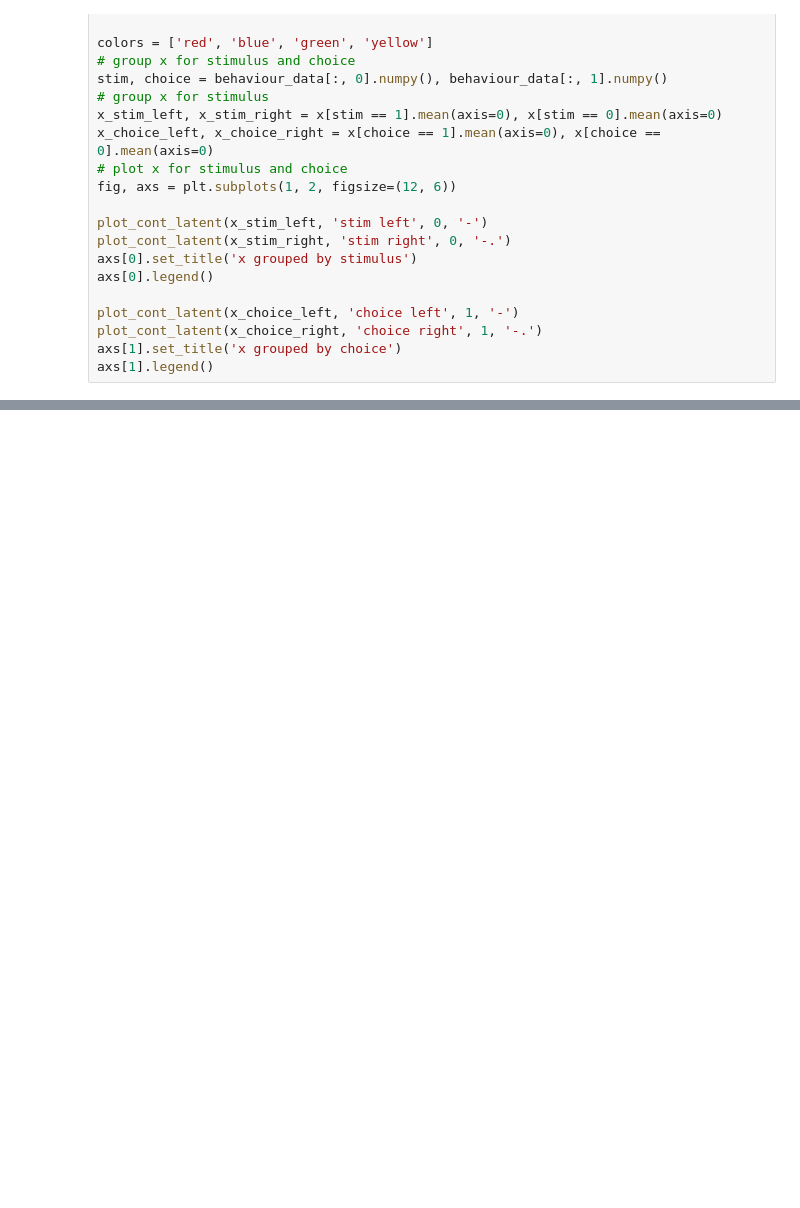
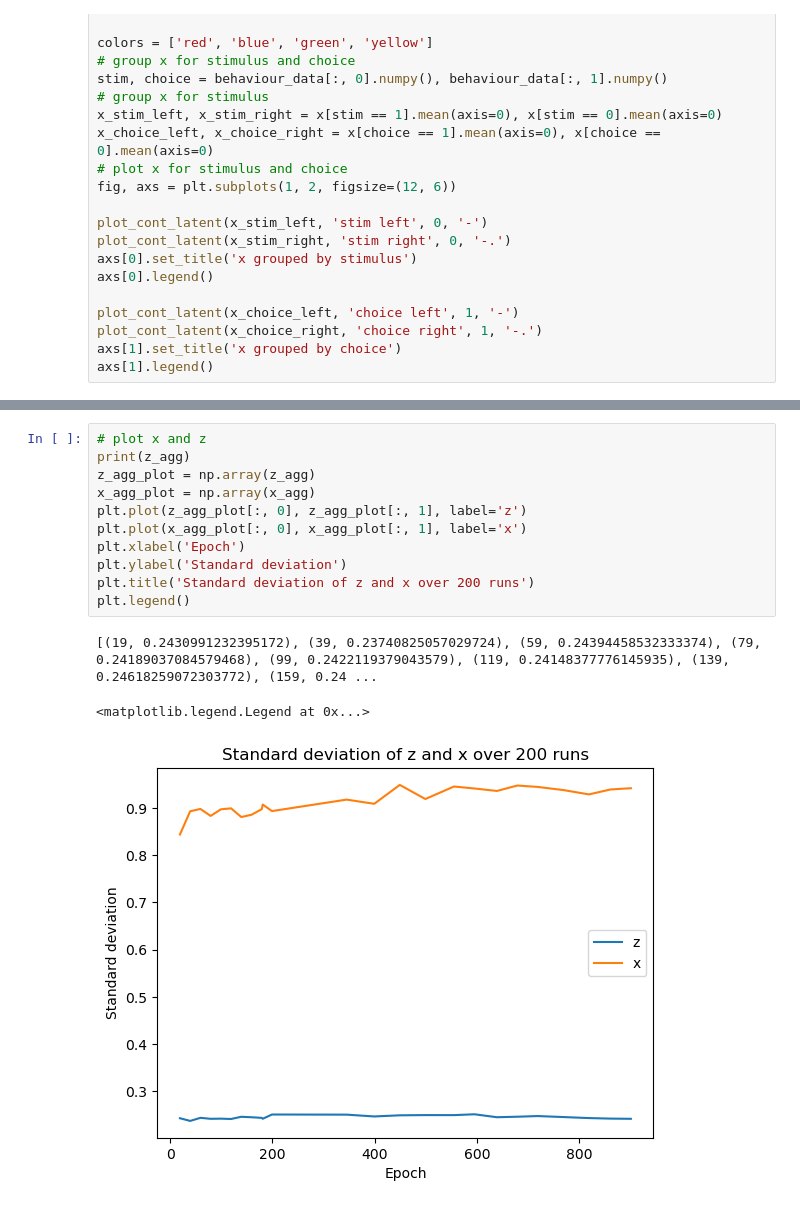
Before and after one commit to methi1999/switching_subspace, a Jupyter notebook: sup.ipynb, the cells around one changed output, grey strips where cells are left out. Cells and saved outputs as stored; diff of their text form; blank space fills up the shorter version.

```diff
--- a/sup.ipynb
+++ b/sup.ipynb
@@ -422,0 +585,15 @@ plt.imshow(c)
+# %%
+# plot x and z
+print(z_agg)
+z_agg_plot = np.array(z_agg)
+x_agg_plot = np.array(x_agg)
+plt.plot(z_agg_plot[:, 0], z_agg_plot[:, 1], label='z')
+plt.plot(x_agg_plot[:, 0], x_agg_plot[:, 1], label='x')
+plt.xlabel('Epoch')
+plt.ylabel('Standard deviation')
+plt.title('Standard deviation of z and x over 200 runs')
+plt.legend()
+# %% [output]
+[(19, 0.2430991232395172), (39, 0.23740825057029724), (59, 0.24394458532333374), (79, 0.24189037084579468), (99, 0.2422119379043579), (119, 0.24148377776145935), (139, 0.24618259072303772), (159, 0.24 ...
+<matplotlib.legend.Legend at 0x...>
+[figure, added]
```
Also changed, not shown: parts of 20 cells of this notebook, 7 other files.
